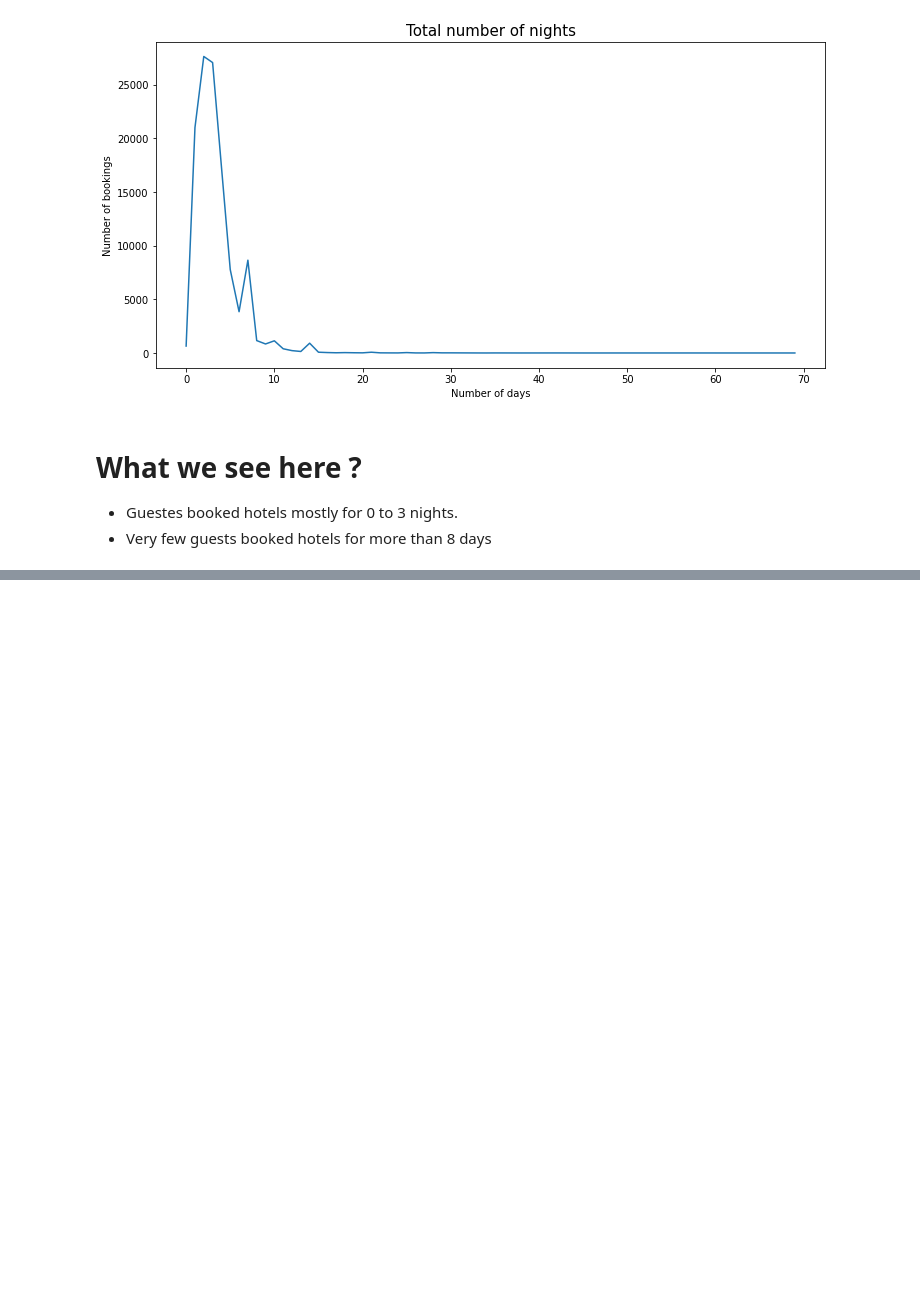
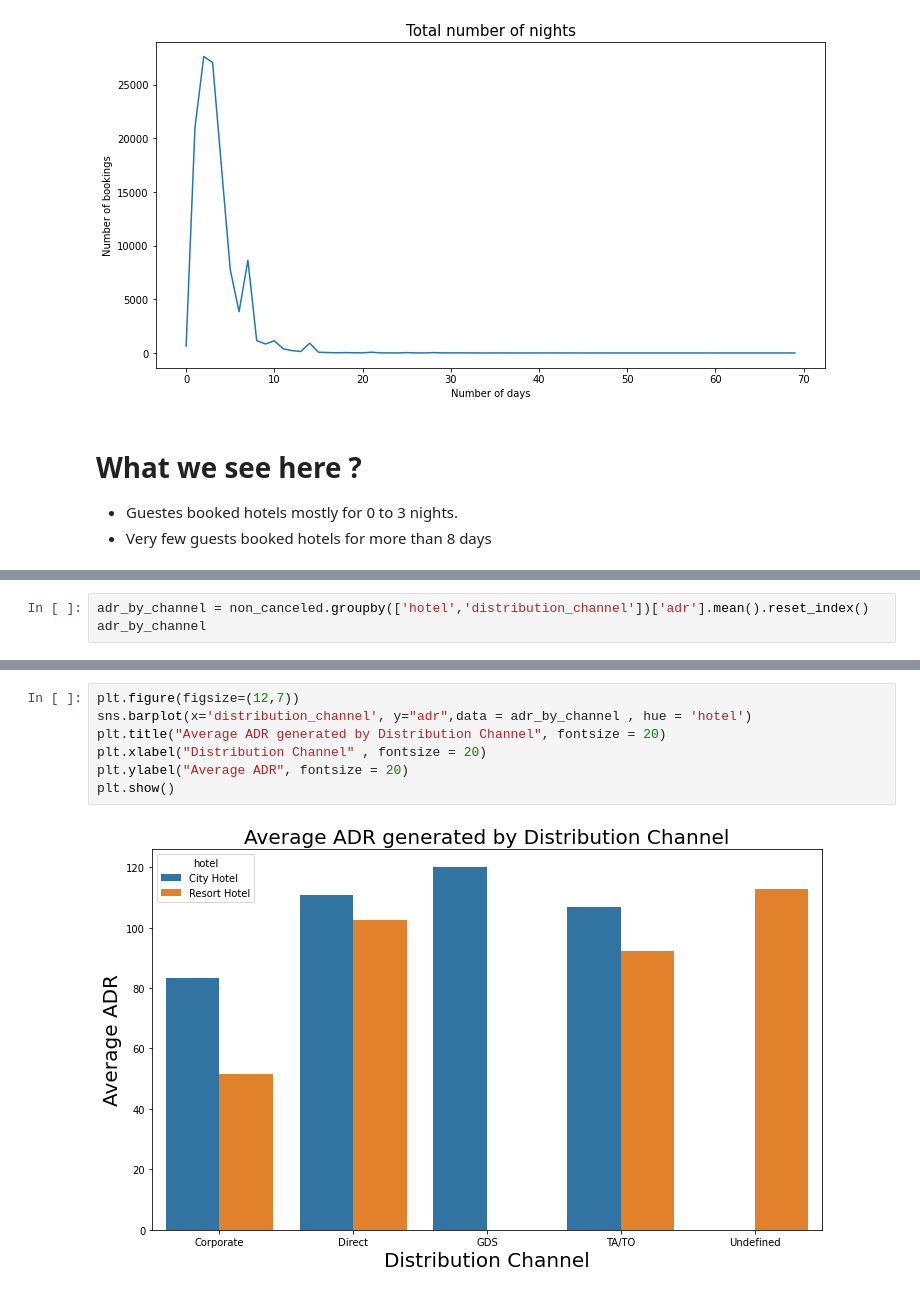
Before and after one commit to sachanneeraj/Hotels-Data-Analysis-EDA, a Jupyter notebook: Hotel_Booking_Analysis_Capstone_Project.ipynb, the cells around one changed output, grey strips where cells are left out. Cells and saved outputs as stored; diff of their text form; blank space fills up the shorter version.

```diff
--- a/Hotel_Booking_Analysis_Capstone_Project.ipynb
+++ b/Hotel_Booking_Analysis_Capstone_Project.ipynb
@@ -774,0 +820,3 @@ plt.show()
+# %%
+adr_by_channel = non_canceled.groupby(['hotel','distribution_channel'])['adr'].mean().reset_index()
+adr_by_channel
@@ -774,0 +839,9 @@ plt.show()
+# %%
+plt.figure(figsize=(12,7))
+sns.barplot(x='distribution_channel', y="adr",data = adr_by_channel , hue = 'hotel')
+plt.title("Average ADR generated by Distribution Channel", fontsize = 20)
+plt.xlabel("Distribution Channel" , fontsize = 20)
+plt.ylabel("Average ADR", fontsize = 20)
+plt.show()
+# %% [output]
+[figure, added]
```
Also changed, not shown: parts of 14 cells of this notebook.
